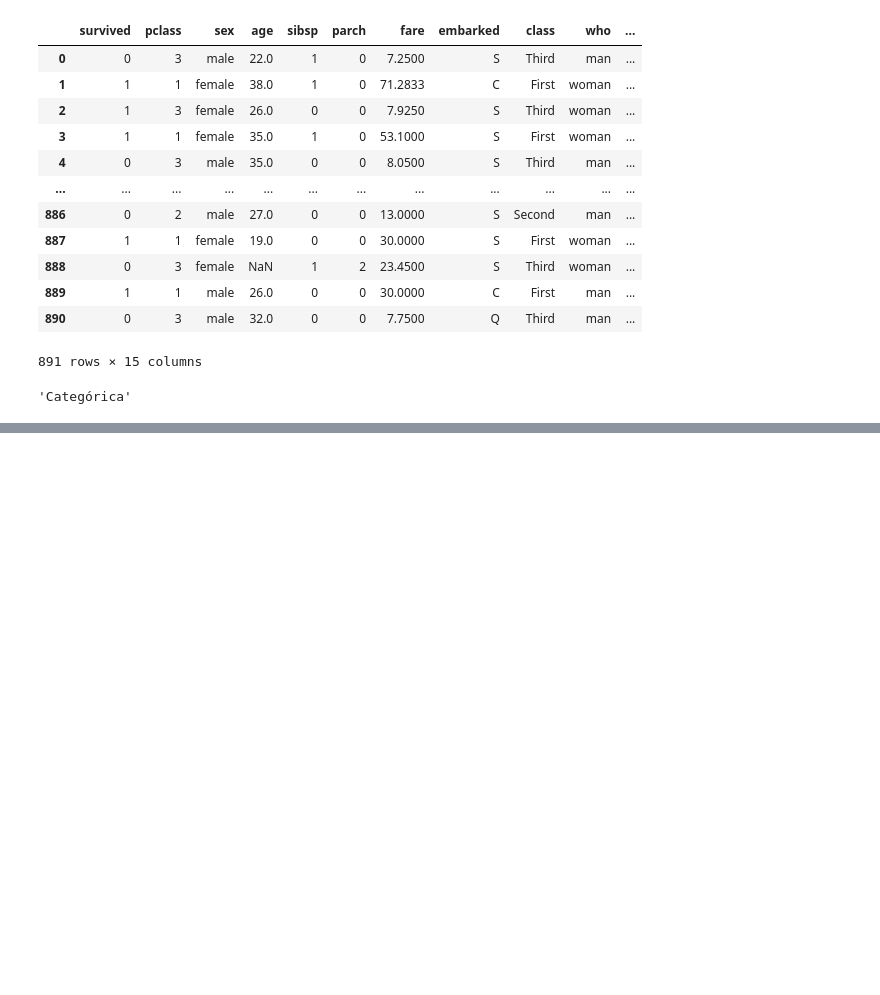
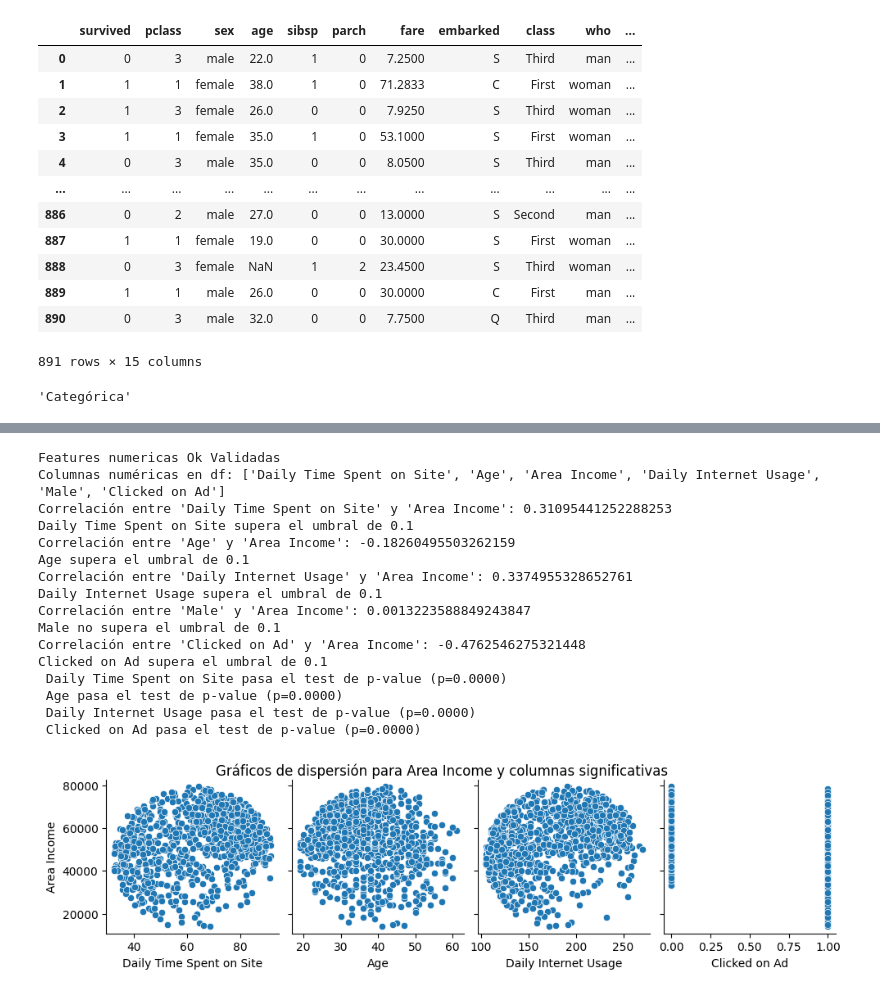
Before and after one commit to DarioRuizGon/Toolbox_Grupo_3, a Jupyter notebook: Main.ipynb, the cells around one changed output, grey strips where cells are left out. Cells and saved outputs as stored; diff of their text form; code cells hidden in the pictures; blank space fills up the shorter version.

```diff
--- a/Main.ipynb
+++ b/Main.ipynb
@@ -127,0 +206,20 @@ TypeError: cardinalidad() missing 1 required positional argument: 'umbral_counti
+# %%
+plot_features_num_regression(df, target_col="Area Income", umbral_corr=0.1, pvalue=0.05)
+# %% [output]
+Features numericas Ok Validadas
+Columnas numéricas en df: ['Daily Time Spent on Site', 'Age', 'Area Income', 'Daily Internet Usage', 'Male', 'Clicked on Ad']
+Correlación entre 'Daily Time Spent on Site' y 'Area Income': 0.31095441252288253
+Daily Time Spent on Site supera el umbral de 0.1
+Correlación entre 'Age' y 'Area Income': -0.18260495503262159
+Age supera el umbral de 0.1
+Correlación entre 'Daily Internet Usage' y 'Area Income': 0.3374955328652761
+Daily Internet Usage supera el umbral de 0.1
+Correlación entre 'Male' y 'Area Income': 0.0013223588849243847
+Male no supera el umbral de 0.1
+Correlación entre 'Clicked on Ad' y 'Area Income': -0.4762546275321448
+Clicked on Ad supera el umbral de 0.1
+ Daily Time Spent on Site pasa el test de p-value (p=0.0000)
+ Age pasa el test de p-value (p=0.0000)
+ Daily Internet Usage pasa el test de p-value (p=0.0000)
+ Clicked on Ad pasa el test de p-value (p=0.0000)
+[figure, added]
```
Also changed, not shown: parts of 4 cells of this notebook.
